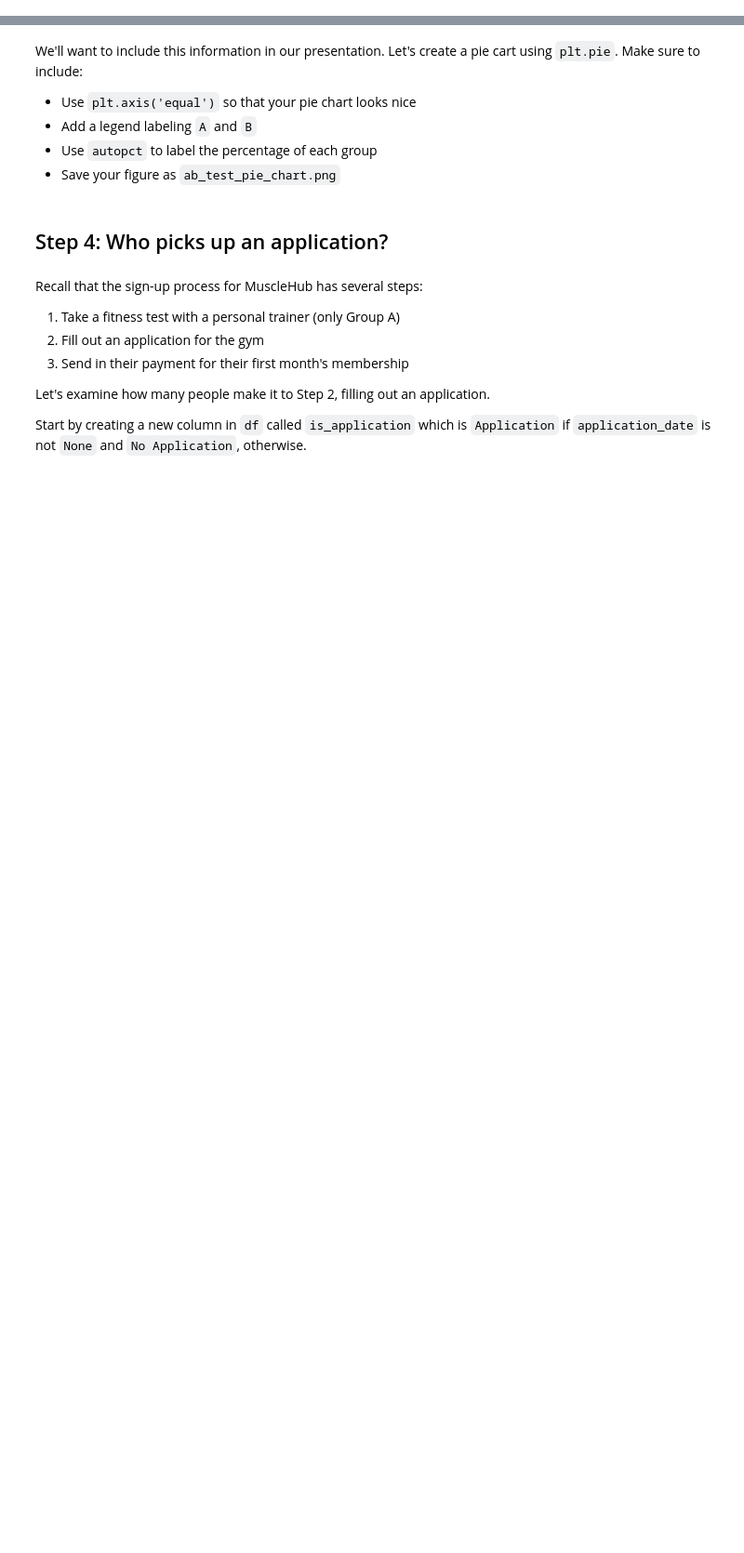
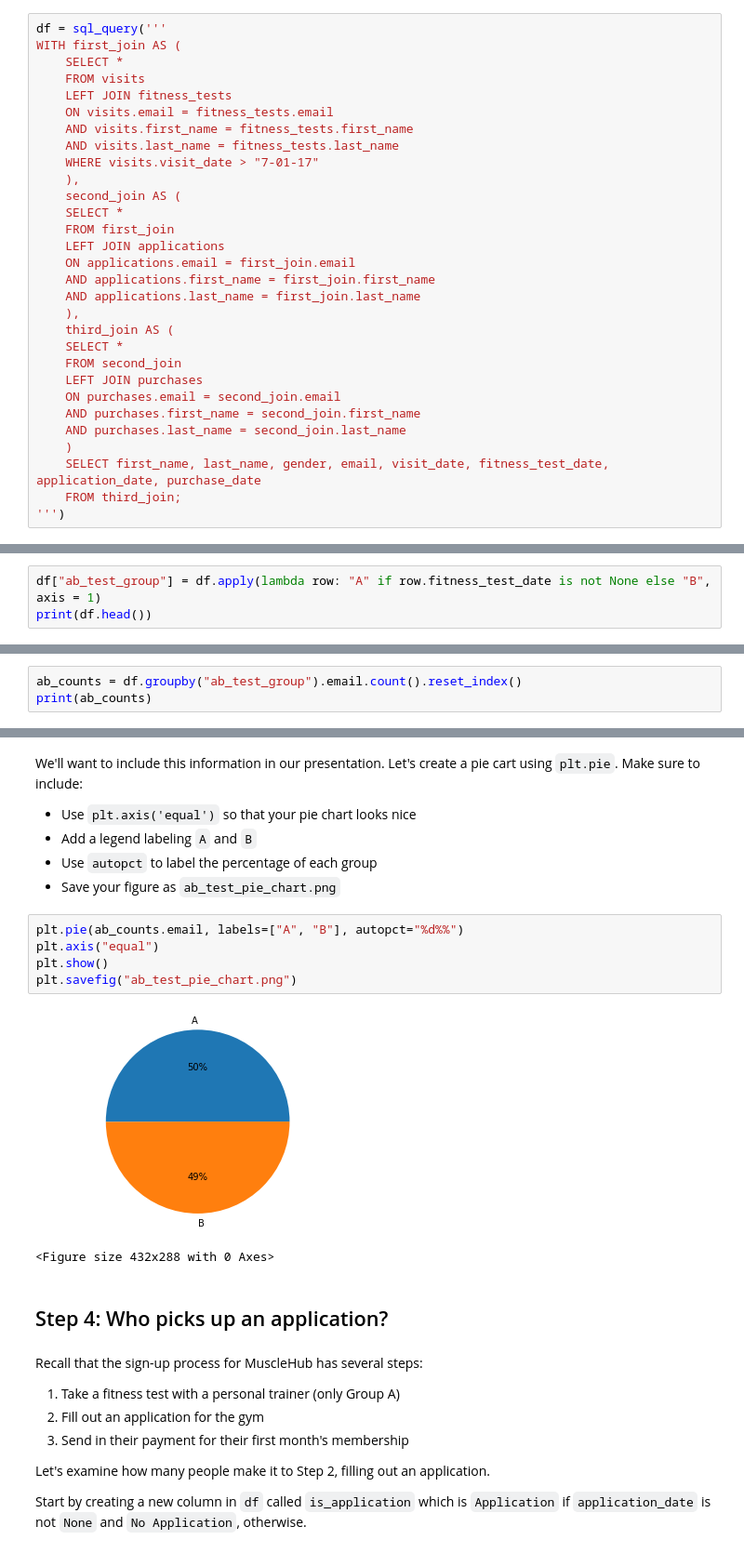
Before and after one commit to gesaretto/notebooks, a Jupyter notebook: musclehub_project/musclehub.ipynb, the cells around one changed output, grey strips where cells are left out. Shown: that part at 93% size. Cells and saved outputs as stored; diff of their text form; blank space fills up the shorter version.

```diff
--- a/musclehub_project/musclehub.ipynb
+++ b/musclehub_project/musclehub.ipynb
@@ -118,6 +118,36 @@ We'd like to download a giant DataFrame containing all of this data.  You'll nee
 Save the result of this query to a variable called `df`.
 
 Hint: your result should have 5004 rows.  Does it?
+# %%
+df = sql_query('''
+WITH first_join AS (
+    SELECT *
+    FROM visits
+    LEFT JOIN fitness_tests
+    ON visits.email = fitness_tests.email
+    AND visits.first_name = fitness_tests.first_name
+    AND visits.last_name = fitness_tests.last_name
+    WHERE visits.visit_date > "7-01-17"
+    ),
+    second_join AS (
+    SELECT *
+    FROM first_join
+    LEFT JOIN applications
+    ON applications.email = first_join.email
+    AND applications.first_name = first_join.first_name
+    AND applications.last_name = first_join.last_name
+    ),
+    third_join AS (
+    SELECT *
+    FROM second_join
+    LEFT JOIN purchases
+    ON purchases.email = second_join.email
+    AND purchases.first_name = second_join.first_name
+    AND purchases.last_name = second_join.last_name
+    )
+    SELECT first_name, last_name, gender, email, visit_date, fitness_test_date, application_date, purchase_date
+    FROM third_join;
+''')
 # %% [markdown]
 ## Step 3: Investigate the A and B groups
 # %% [markdown]
@@ -128,3 +161,6 @@ We have some data to work with! Import the following modules so that we can star
 We're going to add some columns to `df` to help us with our analysis.
 
 Start by adding a column called `ab_test_group`.  It should be `A` if `fitness_test_date` is not `None`, and `B` if `fitness_test_date` is `None`.
+# %%
+df["ab_test_group"] = df.apply(lambda row: "A" if row.fitness_test_date is not None else "B", axis = 1)
+print(df.head())
@@ -132,3 +186,6 @@ Start by adding a column called `ab_test_group`.  It should be `A` if `fitness_t
 Let's do a quick sanity check that Janet split her visitors such that about half are in A and half are in B.
 
 Start by using `groupby` to count how many users are in each `ab_test_group`.  Save the results to `ab_counts`.
+# %%
+ab_counts = df.groupby("ab_test_group").email.count().reset_index()
+print(ab_counts)
@@ -138,6 +199,14 @@ We'll want to include this information in our presentation.  Let's create a pie
 - Add a legend labeling `A` and `B`
 - Use `autopct` to label the percentage of each group
 - Save your figure as `ab_test_pie_chart.png`
+# %%
+plt.pie(ab_counts.email, labels=["A", "B"], autopct="%d%%")
+plt.axis("equal")
+plt.show()
+plt.savefig("ab_test_pie_chart.png")
+# %% [output]
+[figure, added]
+<Figure size 432x288 with 0 Axes>
 # %% [markdown]
 ## Step 4: Who picks up an application?
 # %% [markdown]
```
Also changed, not shown: parts of 19 cells of this notebook, 10 other files.
